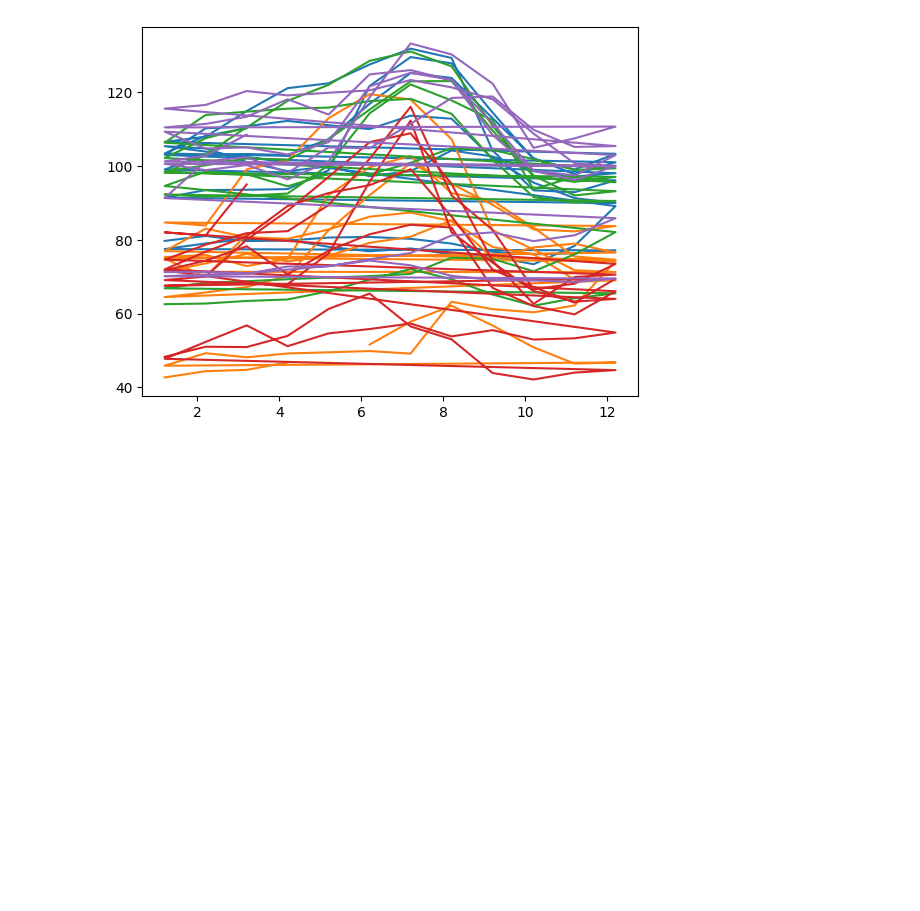
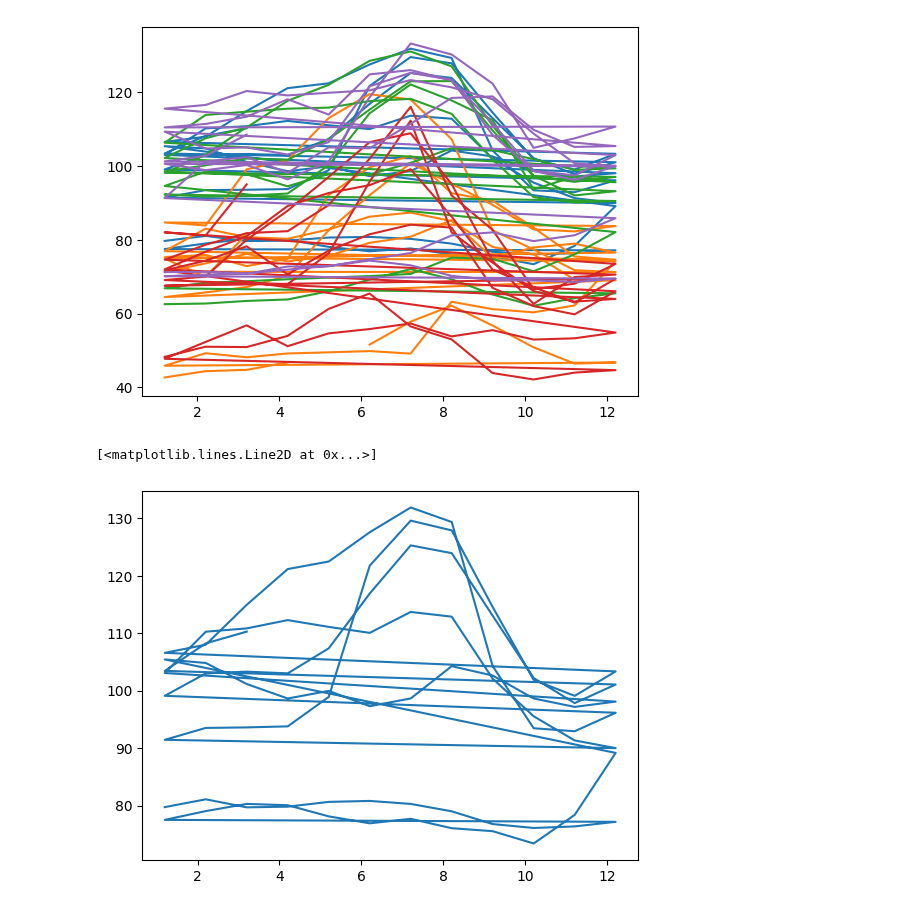
Before and after one commit to Liuz8/ETL-Oracle-Curso, a Jupyter notebook: Numpy-01.ipynb, the cells around one changed output. Cells and saved outputs as stored; diff of their text form; code cells hidden in the pictures; blank space fills up the shorter version.

```diff
--- a/Numpy-01.ipynb
+++ b/Numpy-01.ipynb
@@ -123,3 +123,8 @@ plt.plot(fechas,precios)
  <matplotlib.lines.Line2D at 0x...>,
  <matplotlib.lines.Line2D at 0x...>]
 [figure]
+# %%
+plt.plot(fechas,precios[:,0])
+# %% [output]
+[<matplotlib.lines.Line2D at 0x...>]
+[figure, added]
```
Also changed, not shown: parts of 1 cell of this notebook.
